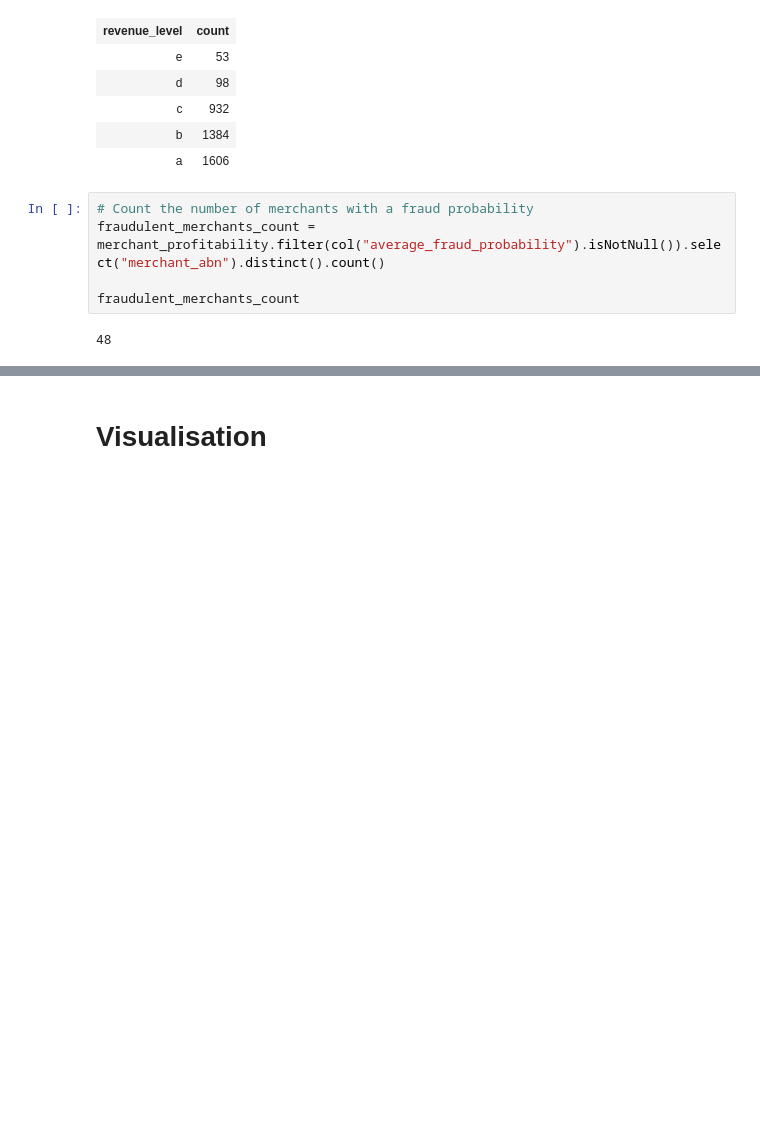
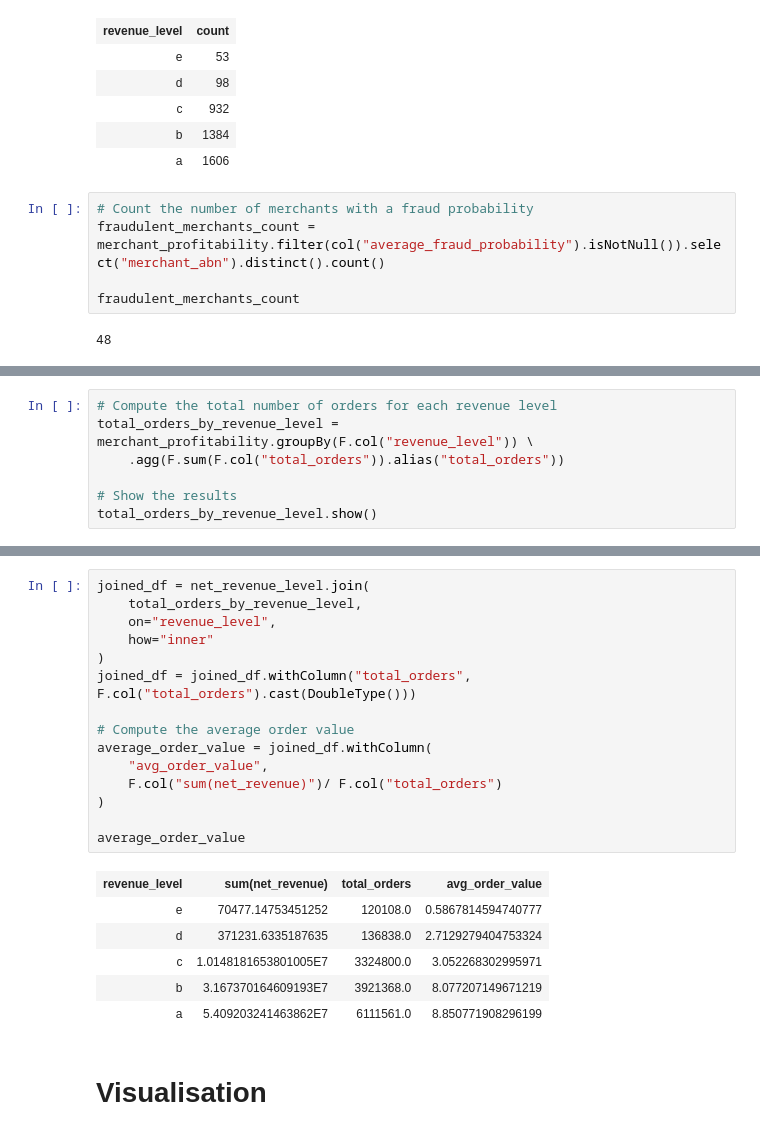
Before and after one commit to MAST30034-AppliedDataScience/project-2-group-buy-now-pay-later-industry-project-9, a Jupyter notebook: notebooks/ETL_pipeline.ipynb, the cells around one changed output, grey strips where cells are left out. Drawn from its saved outputs; the diff is of its cells as text; blank space fills up the shorter version.

```diff
--- a/notebooks/ETL_pipeline.ipynb
+++ b/notebooks/ETL_pipeline.ipynb
@@ -518,0 +536,7 @@ fraudulent_merchants_count
+# %%
+# Compute the total number of orders for each revenue level
+total_orders_by_revenue_level = merchant_profitability.groupBy(F.col("revenue_level")) \
+    .agg(F.sum(F.col("total_orders")).alias("total_orders"))
+
+# Show the results
+total_orders_by_revenue_level.show()
@@ -519,2 +554,24 @@ fraudulent_merchants_count
+# %%
+joined_df = net_revenue_level.join(
+    total_orders_by_revenue_level,
+    on="revenue_level",
+    how="inner"
+)
+joined_df = joined_df.withColumn("total_orders", F.col("total_orders").cast(DoubleType()))
+
+# Compute the average order value
+average_order_value = joined_df.withColumn(
+    "avg_order_value",
+    F.col("sum(net_revenue)")/ F.col("total_orders")
+)
+
+average_order_value
+# %% [output]
+| revenue_level | sum(net_revenue) | total_orders | avg_order_value |
+| e | 70477.14753451252 | 120108.0 | 0.5867814594740777 |
+| d | 371231.6335187635 | 136838.0 | 2.7129279404753324 |
+| c | 1.0148181653801005E7 | 3324800.0 | 3.052268302995971 |
+| b | 3.167370164609193E7 | 3921368.0 | 8.077207149671219 |
+| a | 5.409203241463862E7 | 6111561.0 | 8.850771908296199 |
 # %% [markdown]
 # Visualisation
```
Also changed, not shown: parts of 3 cells of this notebook.
